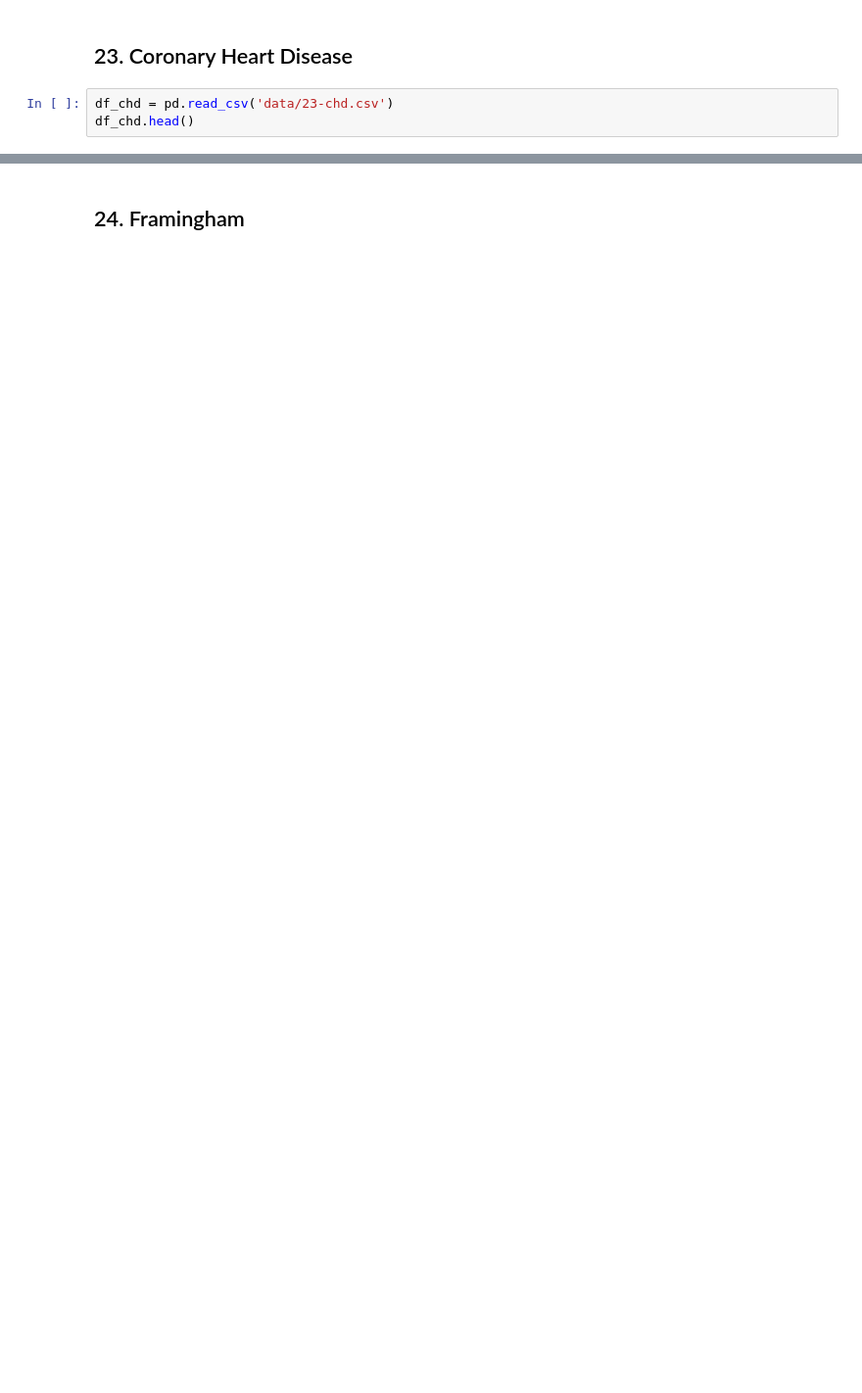
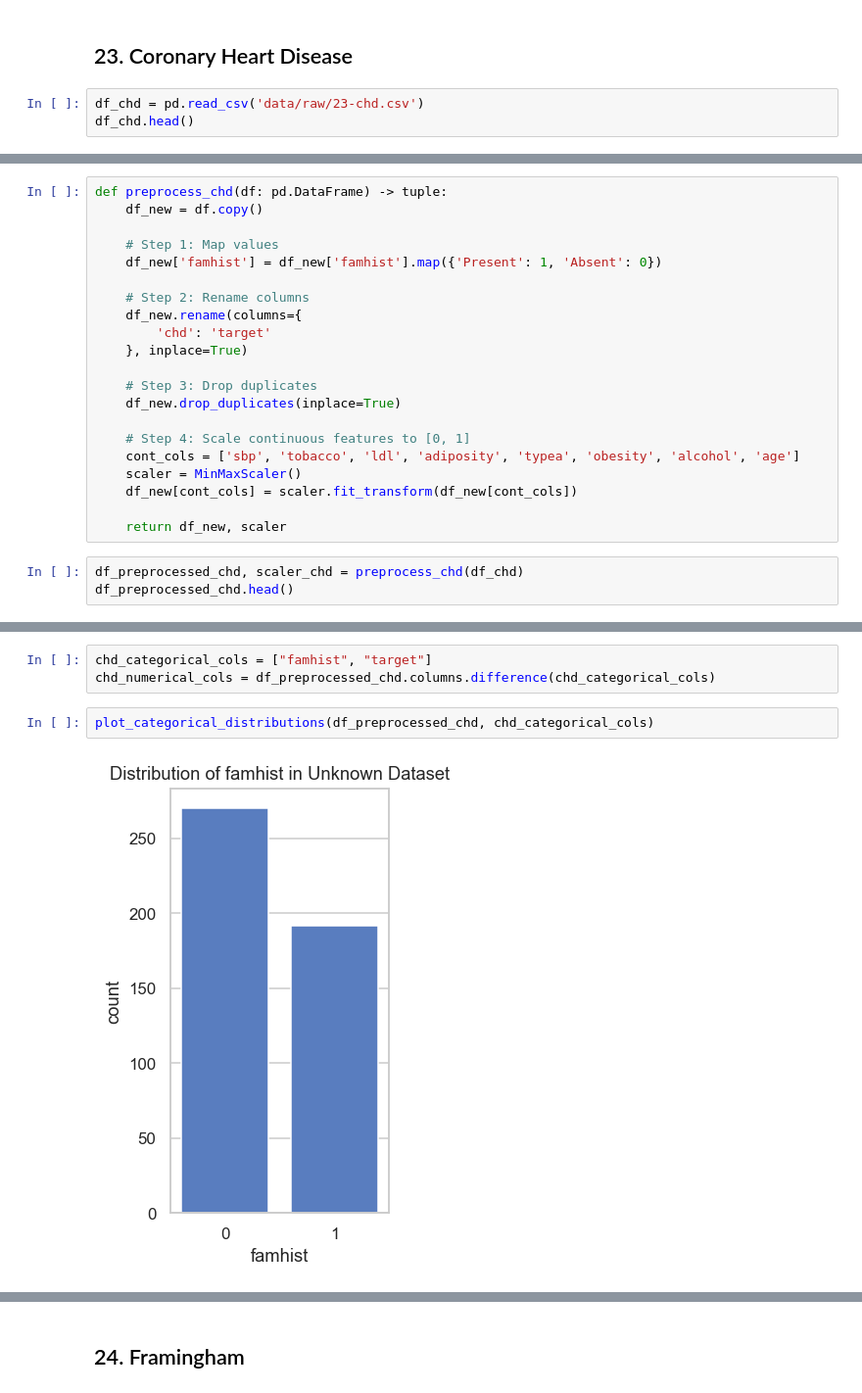
Before and after one commit to PATRECOG-RaoTamMakKwaPeudSSR/multidataset-health, a Jupyter notebook: main.ipynb, the cells around one changed output, grey strips where cells are left out. Shown at 98% size. Saved outputs shown, nothing was run; the diff lists cells and outputs as text; blank space fills up the shorter version.

```diff
--- a/main.ipynb
+++ b/main.ipynb
@@ -115,5 +212,5 @@ plt.show()
 # %% [markdown]
 ## 23. Coronary Heart Disease
 # %%
-df_chd = pd.read_csv('data/23-chd.csv')
+df_chd = pd.read_csv('data/raw/23-chd.csv')
 df_chd.head()
@@ -119,0 +258,24 @@ df_chd.head()
+# %%
+def preprocess_chd(df: pd.DataFrame) -> tuple:
+    df_new = df.copy()
+
+    # Step 1: Map values
+    df_new['famhist'] = df_new['famhist'].map({'Present': 1, 'Absent': 0})
+
+    # Step 2: Rename columns
+    df_new.rename(columns={
+        'chd': 'target'
+    }, inplace=True)
+
+    # Step 3: Drop duplicates
+    df_new.drop_duplicates(inplace=True)
+
+    # Step 4: Scale continuous features to [0, 1]
+    cont_cols = ['sbp', 'tobacco', 'ldl', 'adiposity', 'typea', 'obesity', 'alcohol', 'age']
+    scaler = MinMaxScaler()
+    df_new[cont_cols] = scaler.fit_transform(df_new[cont_cols])
+
+    return df_new, scaler
+# %%
+df_preprocessed_chd, scaler_chd = preprocess_chd(df_chd)
+df_preprocessed_chd.head()
@@ -119,0 +289,7 @@ df_chd.head()
+# %%
+chd_categorical_cols = ["famhist", "target"]
+chd_numerical_cols = df_preprocessed_chd.columns.difference(chd_categorical_cols)
+# %%
+plot_categorical_distributions(df_preprocessed_chd, chd_categorical_cols)
+# %% [output]
+[figure, added]
```
Also changed, not shown: parts of 33 cells of this notebook, 10 other files.
